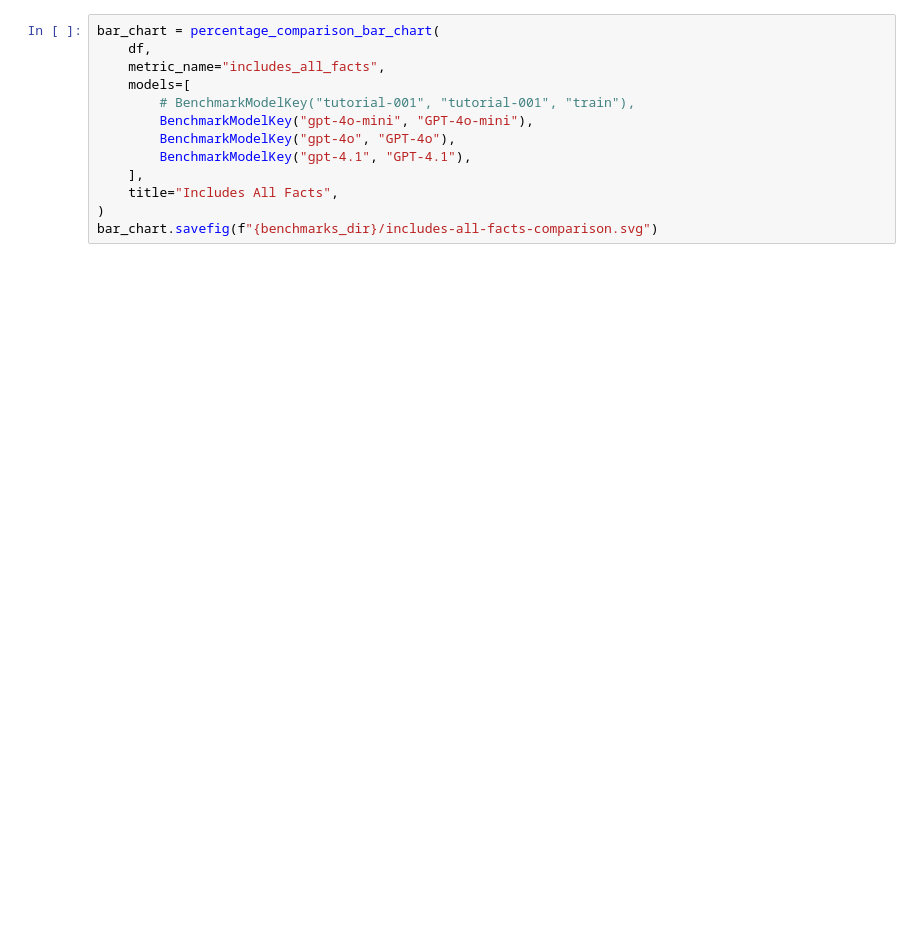
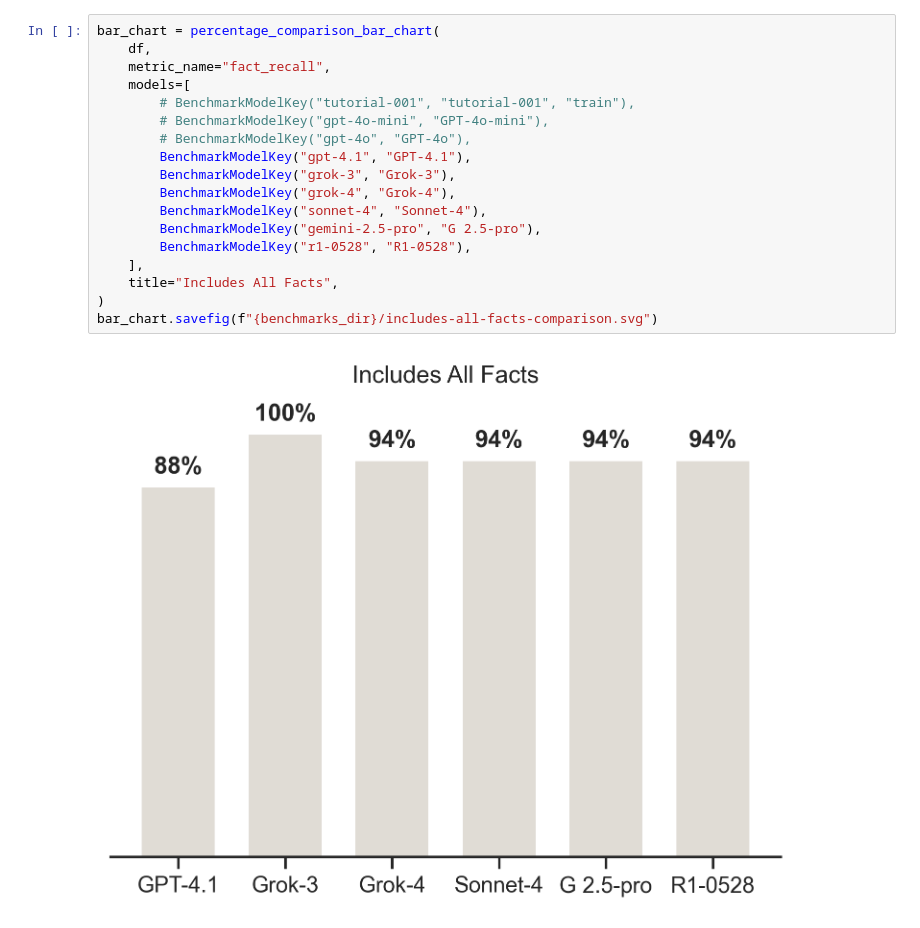
Before and after one commit to OpenPipe/ART, a Jupyter notebook: examples/just-the-facts/just_the_facts/display_benchmarks.ipynb, the cells around one changed output. Saved outputs shown, nothing was run; the diff lists cells and outputs as text; blank space fills up the shorter version.

```diff
--- a/examples/just-the-facts/just_the_facts/display_benchmarks.ipynb
+++ b/examples/just-the-facts/just_the_facts/display_benchmarks.ipynb
@@ -82,16 +117,23 @@ bar_chart.savefig(f"{benchmarks_dir}/accuracy-comparison.svg")
 # %%
 bar_chart = percentage_comparison_bar_chart(
     df,
-    metric_name="includes_all_facts",
+    metric_name="fact_recall",
     models=[
         # BenchmarkModelKey("tutorial-001", "tutorial-001", "train"),
-        BenchmarkModelKey("gpt-4o-mini", "GPT-4o-mini"),
-        BenchmarkModelKey("gpt-4o", "GPT-4o"),
+        # BenchmarkModelKey("gpt-4o-mini", "GPT-4o-mini"),
+        # BenchmarkModelKey("gpt-4o", "GPT-4o"),
         BenchmarkModelKey("gpt-4.1", "GPT-4.1"),
+        BenchmarkModelKey("grok-3", "Grok-3"),
+        BenchmarkModelKey("grok-4", "Grok-4"),
+        BenchmarkModelKey("sonnet-4", "Sonnet-4"),
+        BenchmarkModelKey("gemini-2.5-pro", "G 2.5-pro"),
+        BenchmarkModelKey("r1-0528", "R1-0528"),
     ],
     title="Includes All Facts",
 )
 bar_chart.savefig(f"{benchmarks_dir}/includes-all-facts-comparison.svg")
+# %% [output]
+[figure, added]
 # %%
 bar_chart = percentage_comparison_bar_chart(
     df,
```
Also changed, not shown: parts of 6 cells of this notebook, 9 other files.
